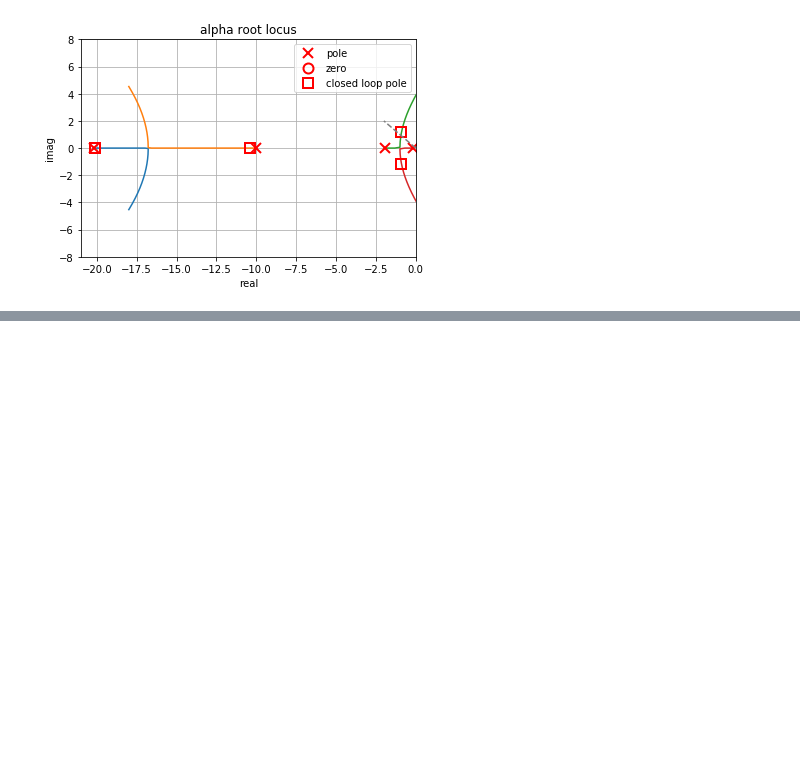
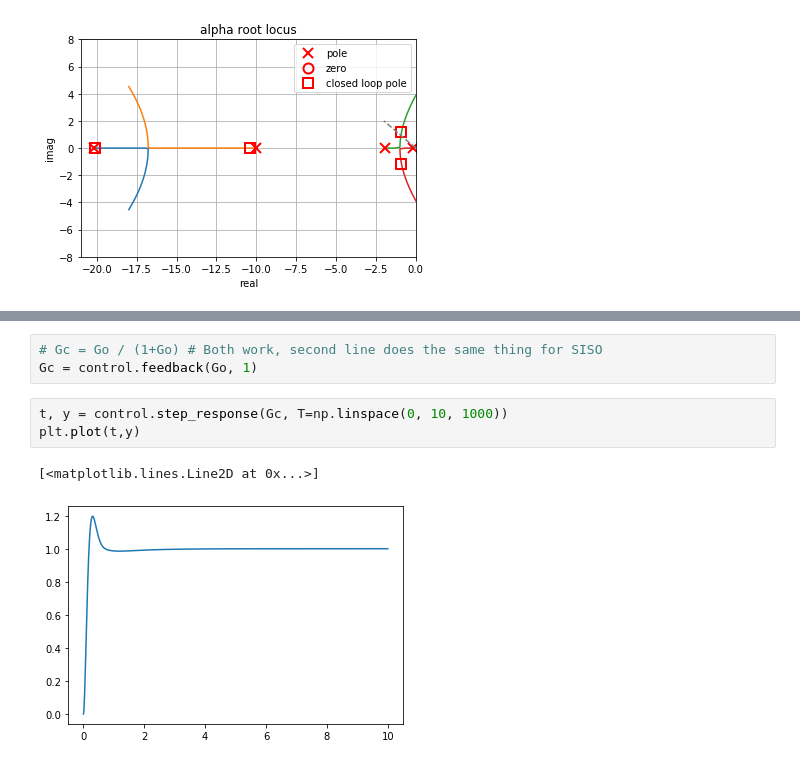
Before and after one commit to jgoppert/aae497-f19, a Jupyter notebook: lectures/2-F16-Intro-MODIFY.ipynb, the cells around one changed output, grey strips where cells are left out. Cells and saved outputs as stored; diff of their text form; blank space fills up the shorter version.

```diff
--- a/lectures/2-F16-Intro-MODIFY.ipynb
+++ b/lectures/2-F16-Intro-MODIFY.ipynb
@@ -113 +127,10 @@ plt.plot([0, -10], [0, 10*np.cos(0.707)], '--')
+# %%
+# Gc = Go / (1+Go) # Both work, second line does the same thing for SISO
+Gc = control.feedback(Go, 1)
+# %%
+t, y = control.step_response(Gc, T=np.linspace(0, 10, 1000))
+plt.plot(t,y)
+# %% [output]
+[<matplotlib.lines.Line2D at 0x...>]
+[figure, added]
 # %%
```
Also changed, not shown: parts of 6 cells of this notebook, 1 other file.
